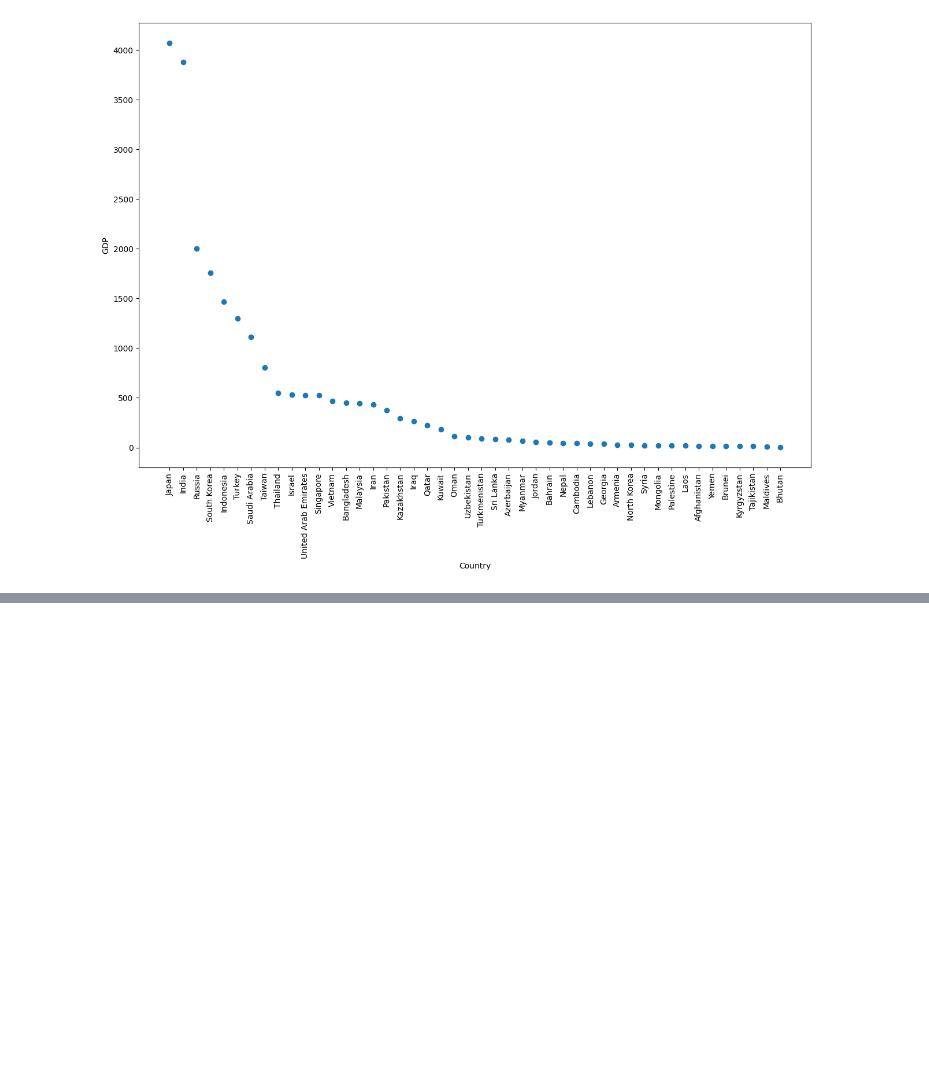
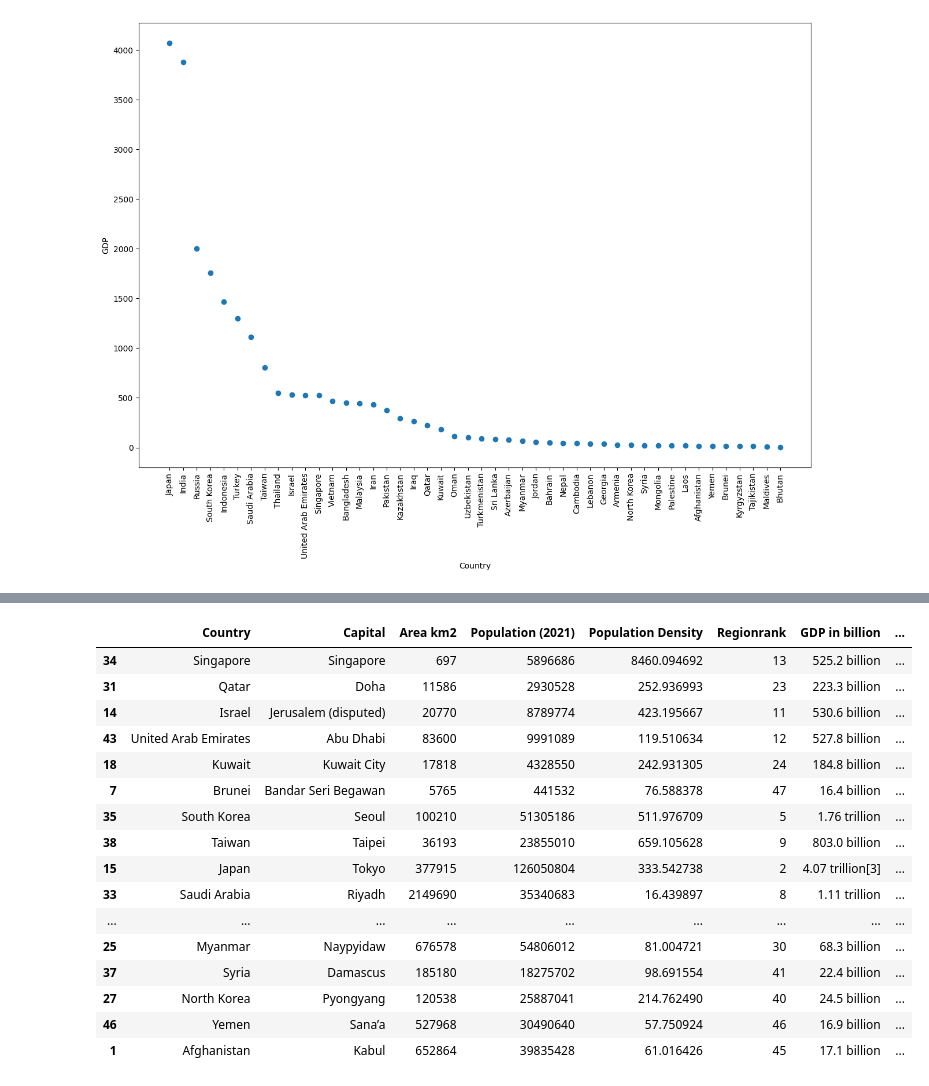
Before and after one commit to revanmk/Data-Analysis, a Jupyter notebook: BeautifulSoup.ipynb, the cells around one changed output, grey strips where cells are left out. Drawn from its saved outputs; the diff is of its cells as text; code cells hidden in the pictures; blank space fills up the shorter version.

```diff
--- a/BeautifulSoup.ipynb
+++ b/BeautifulSoup.ipynb
@@ -606,0 +620,21 @@ plt.show()
+# %%
+sortedGdpPerCapita=finalDf.sort_values(by='Gdp per capita',ascending=False)
+sortedGdpPerCapita
+# %% [output]
+|  | Country | Capital | Area km2 | Population (2021) | Population Density | Regionrank | GDP in billion | ... |
+| 34 | Singapore | Singapore | 697 | 5896686 | 8460.094692 | 13 | 525.2 billion | ... |
+| 31 | Qatar | Doha | 11586 | 2930528 | 252.936993 | 23 | 223.3 billion | ... |
+| 14 | Israel | Jerusalem (disputed) | 20770 | 8789774 | 423.195667 | 11 | 530.6 billion | ... |
+| 43 | United Arab Emirates | Abu Dhabi | 83600 | 9991089 | 119.510634 | 12 | 527.8 billion | ... |
+| 18 | Kuwait | Kuwait City | 17818 | 4328550 | 242.931305 | 24 | 184.8 billion | ... |
+| 7 | Brunei | Bandar Seri Begawan | 5765 | 441532 | 76.588378 | 47 | 16.4 billion | ... |
+| 35 | South Korea | Seoul | 100210 | 51305186 | 511.976709 | 5 | 1.76 trillion | ... |
+| 38 | Taiwan | Taipei | 36193 | 23855010 | 659.105628 | 9 | 803.0 billion | ... |
+| 15 | Japan | Tokyo | 377915 | 126050804 | 333.542738 | 2 | 4.07 trillion[3] | ... |
+| 33 | Saudi Arabia | Riyadh | 2149690 | 35340683 | 16.439897 | 8 | 1.11 trillion | ... |
+| ... | ... | ... | ... | ... | ... | ... | ... | ... |
+| 25 | Myanmar | Naypyidaw | 676578 | 54806012 | 81.004721 | 30 | 68.3 billion | ... |
+| 37 | Syria | Damascus | 185180 | 18275702 | 98.691554 | 41 | 22.4 billion | ... |
+| 27 | North Korea | Pyongyang | 120538 | 25887041 | 214.762490 | 40 | 24.5 billion | ... |
+| 46 | Yemen | Sana’a | 527968 | 30490640 | 57.750924 | 46 | 16.9 billion | ... |
+| 1 | Afghanistan | Kabul | 652864 | 39835428 | 61.016426 | 45 | 17.1 billion | ... |
```
Also changed, not shown: parts of 3 cells of this notebook.
